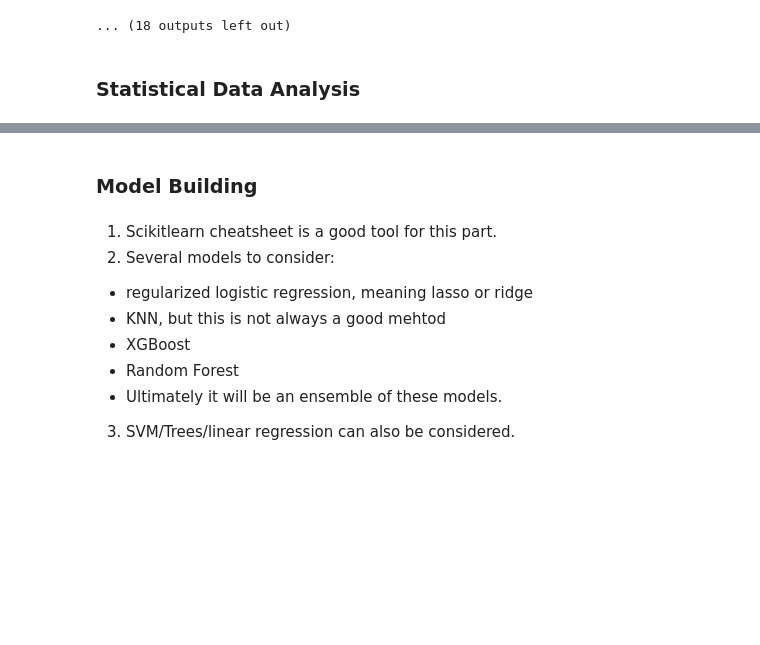
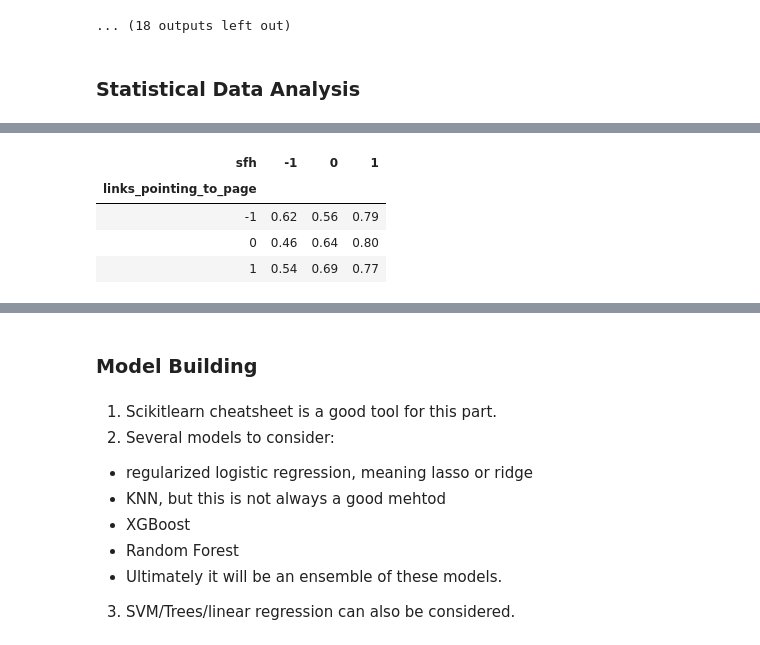
Before and after one commit to monastyrskyy/bootcamp_repo, a Jupyter notebook: Capstone_1_Phishing/Capstone 1.ipynb, the cells around one changed output, grey strips where cells are left out. Drawn from its saved outputs; the diff is of its cells as text; code cells hidden in the pictures; blank space fills up the shorter version.

```diff
--- a/Capstone_1_Phishing/Capstone 1.ipynb
+++ b/Capstone_1_Phishing/Capstone 1.ipynb
@@ -444,0 +467,8 @@ This is a scalable solution. the above, which is good.
+# %%
+low_heatmap_dict[('links_pointing_to_page', 'sfh')]
+# %% [output]
+| sfh | -1 | 0 | 1 |
+| links_pointing_to_page |  |  |  |
+| -1 | 0.62 | 0.56 | 0.79 |
+| 0 | 0.46 | 0.64 | 0.80 |
+| 1 | 0.54 | 0.69 | 0.77 |
```
Also changed, not shown: parts of 14 cells of this notebook, 2 other files.
